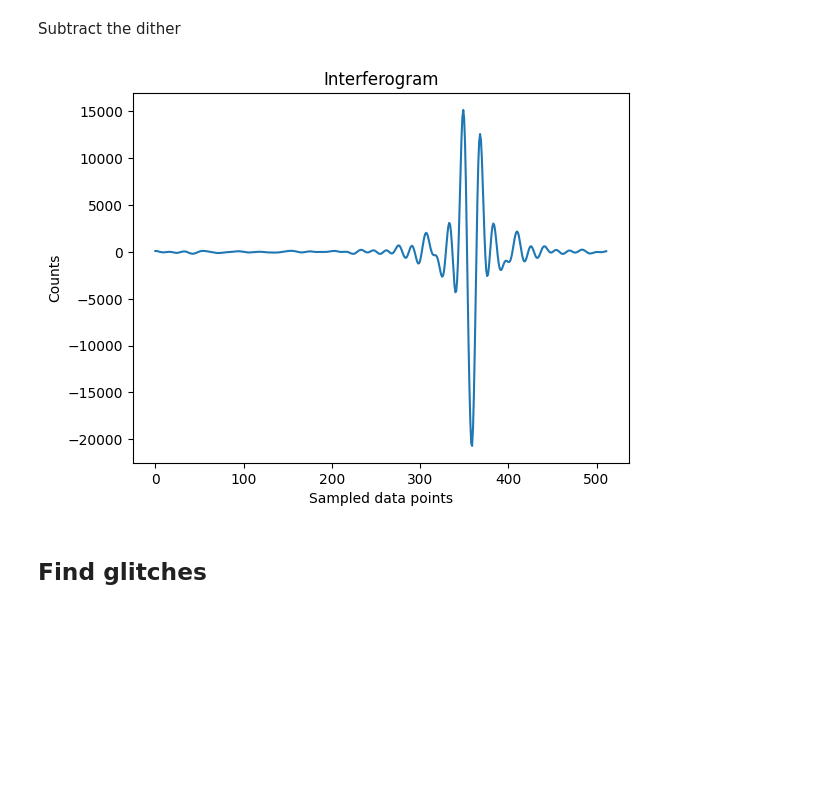
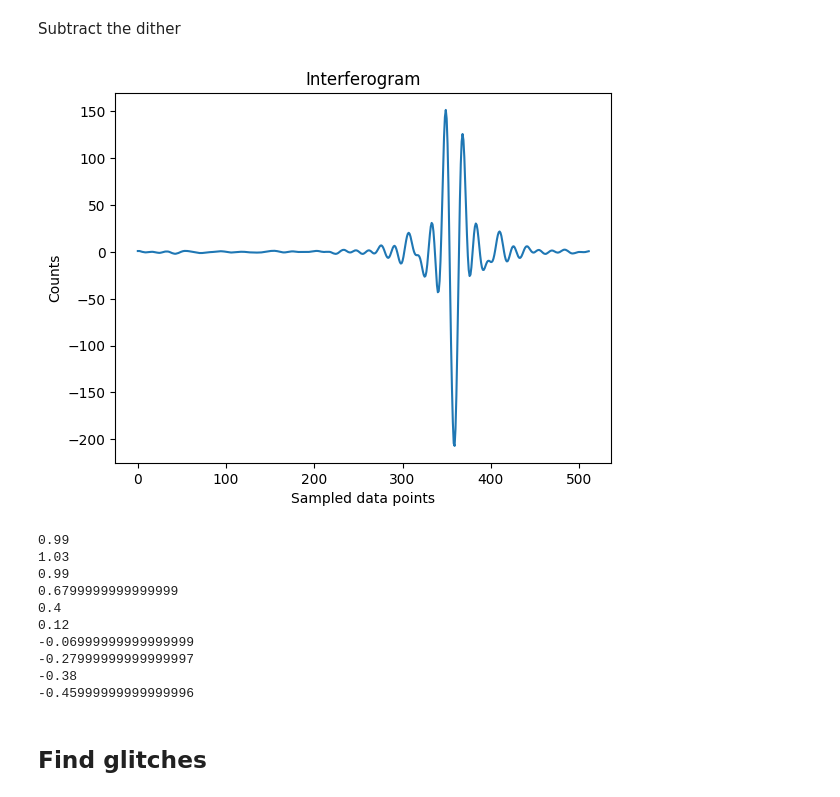
Before and after one commit to Cosmoglobe/FIRAS-Pass5, a Jupyter notebook: commander3/todscripts/firas/src/eda/produce_spectra.ipynb, the cells around one changed output. Drawn from its saved outputs; the diff is of its cells as text; code cells hidden in the pictures; blank space fills up the shorter version.

```diff
--- a/commander3/todscripts/firas/src/eda/produce_spectra.ipynb
+++ b/commander3/todscripts/firas/src/eda/produce_spectra.ipynb
@@ -33,7 +34,7 @@ gmt = b'1989-12-20 23:46:11' # xcal in, ical 15K, xcal 8K
 
 # get ifgs from cleaned data
 # data = h5py.File("./../../data/df_v11.h5", "r")
-data = h5py.File("/mn/stornext/u3/aimartin/d5/firas-reanalysis/Commander/commander3/todscripts/firas/data/df_v12.h5", "r")
+data = h5py.File("/mn/stornext/u3/aimartin/d5/firas-reanalysis/Commander/commander3/todscripts/firas/data/df_v13.h5", "r")
 
 # get id of the given gmt
 idx = list(data["df_data/gmt"]).index(gmt)
@@ -68,5 +69,6 @@ fake_it = 0
 upmode = 4
 # %%
 adds_per_group = data["df_data/adds_per_group"][idx]
-print(adds_per_group)
+gain = data["df_data/sci_gain_ll"][idx]
+print(gain)
 # %% [output]
@@ -88,14 +90,31 @@ plt.show()
 Subtract the dither
 # %%
 ifg_ll = ifg_ll - np.median(ifg_ll)
+ifg_ll = ifg_ll / gain
+
+sweeps = 10
+ifg_ll = ifg_ll/sweeps
 # %%
 plt.plot(ifg_ll)
 plt.xlabel("Sampled data points")
 plt.ylabel("Counts")
 plt.title("Interferogram")
 plt.show()
+
+for i in range(10):
+    print(ifg_ll[i])
 # %% [output]
-[figure, old version]
+[figure, new version]
+0.99
+1.03
+0.99
+0.6799999999999999
+0.4
+0.12
+-0.06999999999999999
+-0.27999999999999997
+-0.38
+-0.45999999999999996
 # %% [markdown]
 ## Find glitches
 # %%
```
Also changed, not shown: parts of 22 cells of this notebook, 6 other files.
